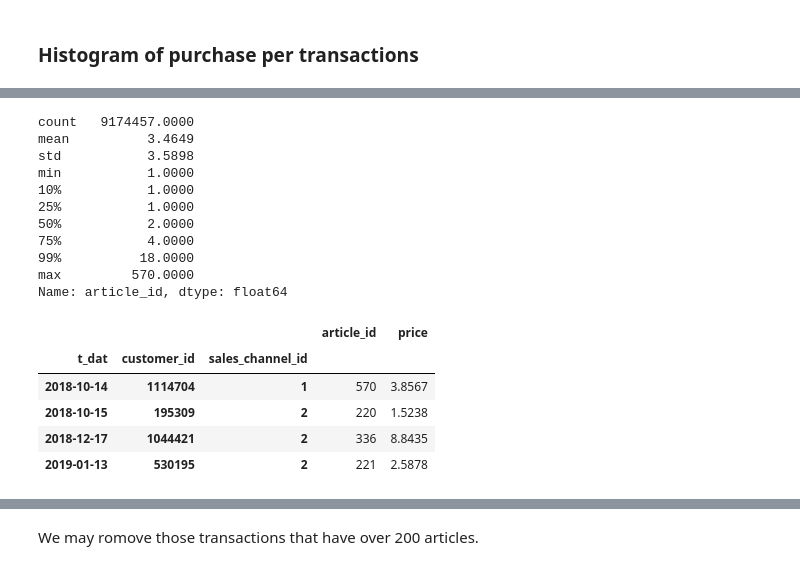
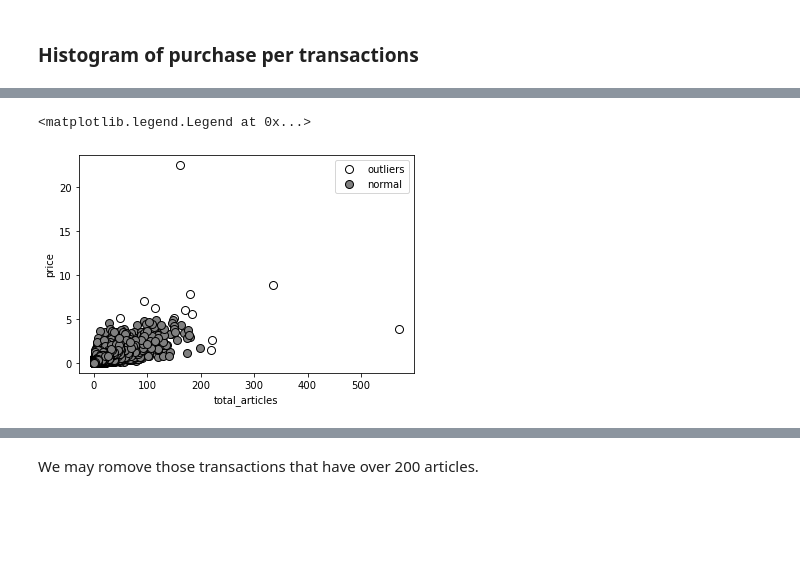
Before and after one commit to mewprakarn/Product_Personalization_Project, a Jupyter notebook: eda/1.EDA (Transaction).ipynb, the cells around one changed output, grey strips where cells are left out. Cells and saved outputs as stored; diff of their text form; code cells hidden in the pictures; blank space fills up the shorter version.

```diff
--- a/eda/1.EDA (Transaction).ipynb
+++ b/eda/1.EDA (Transaction).ipynb
@@ -38,24 +53,18 @@ plt.show()
+# %%
+temp['cluster'] = np.where((temp['article_id']>200)|(temp['price']>5), 0, 1)
+colors = ['white','grey']
+fig = plt.figure()
+leg = {0:'outliers',1:'normal'}
+for i in range(2):
+    plt.plot(temp.loc[temp['cluster']==i, 'article_id'], temp.loc[temp['cluster']==i, 'price'], 'o', mfc=colors[i], ms=8, mec='k', label = leg[i])
+plt.xlabel('total_articles')
+plt.ylabel('price')
+plt.legend()
+# %% [output]
+<matplotlib.legend.Legend at 0x...>
+[figure, added]
 # %%
 temp.article_id.describe(percentiles=[0.1,0.25,0.5,0.75,0.99])
-# %% [output]
-count   9174457.0000
-mean          3.4649
-std           3.5898
-min           1.0000
-10%           1.0000
-25%           1.0000
-50%           2.0000
-75%           4.0000
-99%          18.0000
-max         570.0000
-Name: article_id, dtype: float64
 # %%
 temp[temp.article_id >200]
-# %% [output]
-|  |  |  | article_id | price |
-| t_dat | customer_id | sales_channel_id |  |  |
-| 2018-10-14 | 1114704 | 1 | 570 | 3.8567 |
-| 2018-10-15 | 195309 | 2 | 220 | 1.5238 |
-| 2018-12-17 | 1044421 | 2 | 336 | 8.8435 |
-| 2019-01-13 | 530195 | 2 | 221 | 2.5878 |
 # %%
```
Also changed, not shown: parts of 15 cells of this notebook, 2 other files.
